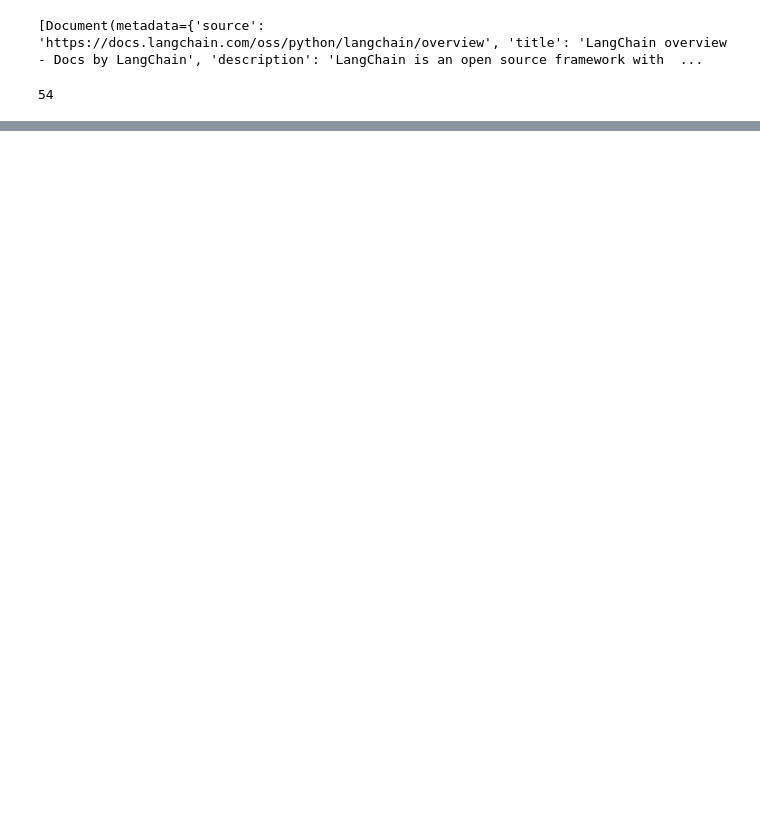
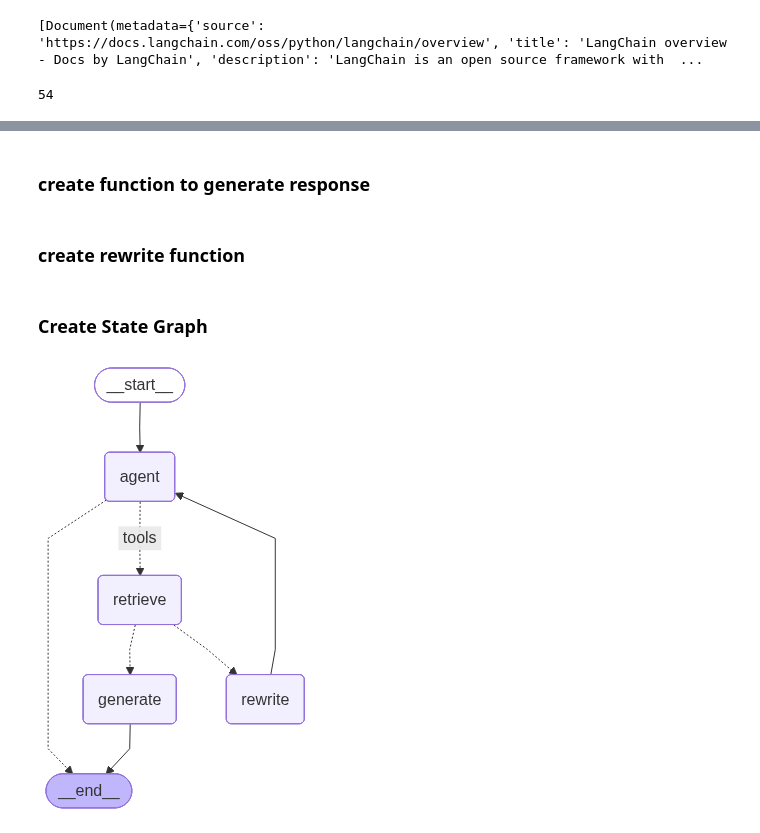
Before and after one commit to SValac/AgenticAIWorkspace, a Jupyter notebook: 5-RAGS/1-AgenticRAG.ipynb, the cells around one changed output, grey strips where cells are left out. Cells and saved outputs as stored; diff of their text form; code cells hidden in the pictures; blank space fills up the shorter version.

Commit message:
95. Detailed Agentic RAG Implementation-Part 2

```diff
--- a/5-RAGS/1-AgenticRAG.ipynb
+++ b/5-RAGS/1-AgenticRAG.ipynb
@@ -102,0 +123,20 @@ tools = [retriever_tool, retriever_tool_langchain]
+# %%
+def agent(state: AgentState):
+    """
+    Invokes the agent model to generate a response base on the current state.
+    Given the question, it will decide to retrieve using the retriever tool. or simply end.
+
+    Args:
+        state (messages): The current state
+
+    Returns:
+        dict: the updated state with the agent response appended to messages
+    """
+    print("--- CALL AGENT ---")
+    messages = state["messages"]
+    model = llm
+    model = model.bind_tools(tools)
+    response = model.invoke(messages)
+
+    # We return a list, because this will get added to the existing list
+    return {"messages": [response]}
@@ -102,0 +207,2 @@ tools = [retriever_tool, retriever_tool_langchain]
+# %% [markdown]
+### create function to generate response
@@ -102,0 +245,2 @@ tools = [retriever_tool, retriever_tool_langchain]
+# %% [markdown]
+### create rewrite function
@@ -102,0 +281,48 @@ tools = [retriever_tool, retriever_tool_langchain]
+# %% [markdown]
+### Create State Graph
+# %%
+# Define a new graph
+from IPython.display import Image,display
+from langgraph.graph import END, START, StateGraph
+from langgraph.prebuilt import ToolNode, tools_condition
+
+
+workflow = StateGraph(AgentState)
+
+# Define nodes we will cycle between
+workflow.add_node("agent", agent) # agent
+retrieve = ToolNode([retriever_tool, retriever_tool_langchain])
+workflow.add_node("retrieve", retrieve) # Retrieval
+workflow.add_node("rewrite", rewrite) # Re-write the question
+workflow.add_node("generate",generate) # Generating a response after we know the documents are relevant
+
+# Call agent node to decide to retrieve or not
+workflow.add_edge(START, "agent")
+
+# Decide whether to retrieve
+workflow.add_conditional_edges(
+    "agent",
+    # Assess agent decision
+    tools_condition,
+    {
+        # Translate the condition outputs to nodes in or graph
+        "tools": "retrieve",
+        END: END
+    }
+)
+
+# Edges taken after the `action` node is called
+workflow.add_conditional_edges(
+    "retrieve",
+    # Assess agent decision
+    grade_documents
+)
+
+workflow.add_edge("generate", END)
+workflow.add_edge("rewrite", "agent")
+
+# compile
+graph = workflow.compile()
+display(Image(graph.get_graph(xray=True).draw_mermaid_png()))
+# %% [output]
+[figure, added]
```
Also changed, not shown: parts of 12 cells of this notebook, 3 other files.
